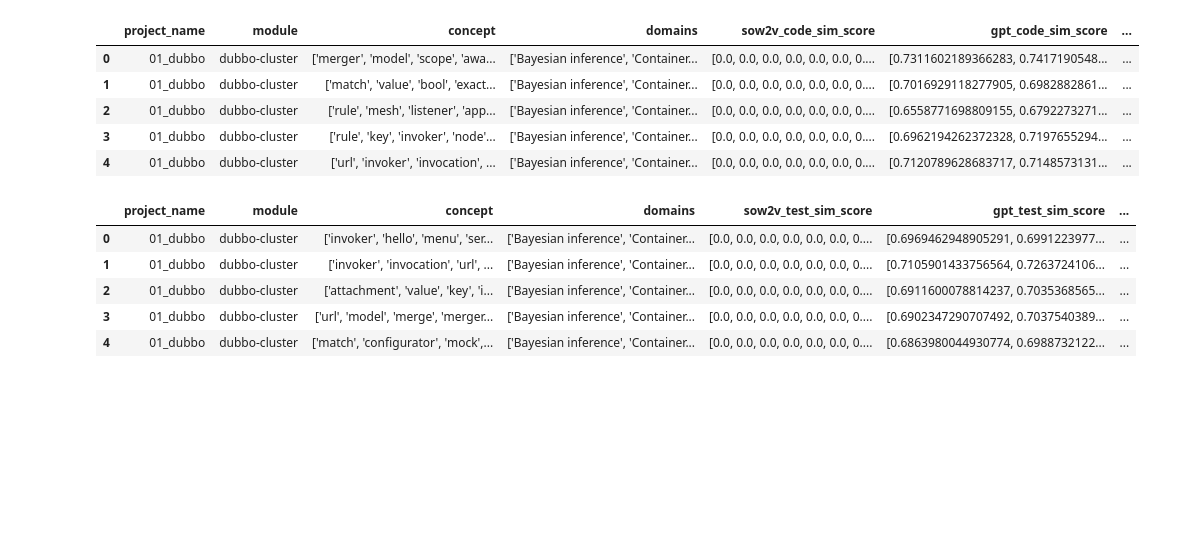
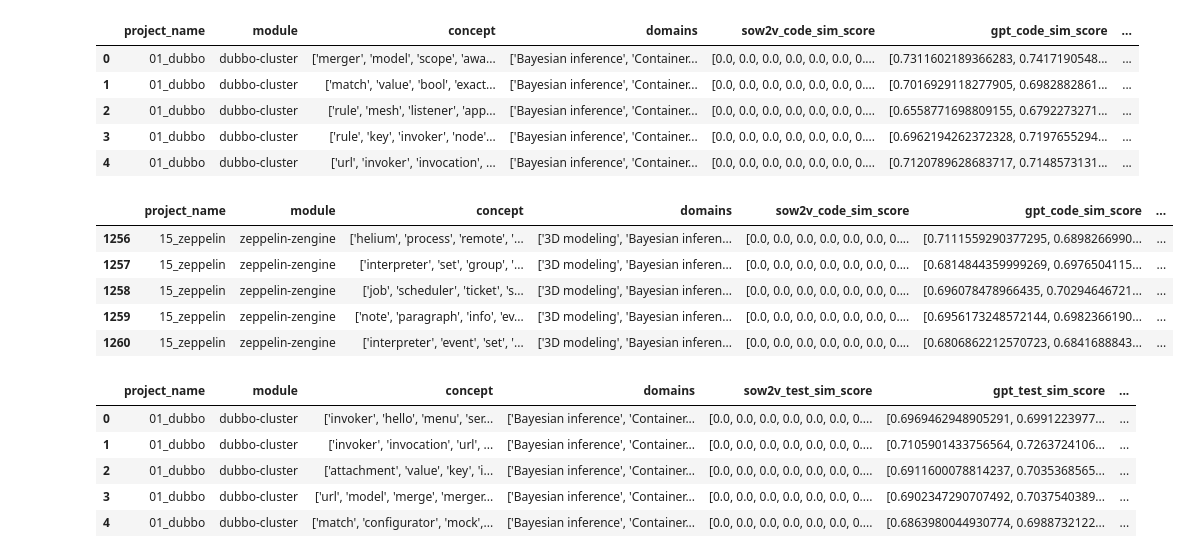
Before and after one commit to zakipauzi/concept-domain-coverage, a Jupyter notebook: 3_mapping.ipynb, the cells around one changed output. Cells and saved outputs as stored; diff of their text form; code cells hidden in the pictures; blank space fills up the shorter version.

```diff
--- a/3_mapping.ipynb
+++ b/3_mapping.ipynb
@@ -26,6 +26,15 @@ sim_code_domain_df.head()
 | 2 | 01_dubbo | dubbo-cluster | ['rule', 'mesh', 'listener', 'app... | ['Bayesian inference', 'Container... | [0.0, 0.0, 0.0, 0.0, 0.0, 0.0, 0.... | [0.6558771698809155, 0.6792273271... | ... |
 | 3 | 01_dubbo | dubbo-cluster | ['rule', 'key', 'invoker', 'node'... | ['Bayesian inference', 'Container... | [0.0, 0.0, 0.0, 0.0, 0.0, 0.0, 0.... | [0.6962194262372328, 0.7197655294... | ... |
 | 4 | 01_dubbo | dubbo-cluster | ['url', 'invoker', 'invocation', ... | ['Bayesian inference', 'Container... | [0.0, 0.0, 0.0, 0.0, 0.0, 0.0, 0.... | [0.7120789628683717, 0.7148573131... | ... |
+# %%
+sim_code_domain_df.tail()
+# %% [output]
+|  | project_name | module | concept | domains | sow2v_code_sim_score | gpt_code_sim_score | ... |
+| 1256 | 15_zeppelin | zeppelin-zengine | ['helium', 'process', 'remote', '... | ['3D modeling', 'Bayesian inferen... | [0.0, 0.0, 0.0, 0.0, 0.0, 0.0, 0.... | [0.7111559290377295, 0.6898266990... | ... |
+| 1257 | 15_zeppelin | zeppelin-zengine | ['interpreter', 'set', 'group', '... | ['3D modeling', 'Bayesian inferen... | [0.0, 0.0, 0.0, 0.0, 0.0, 0.0, 0.... | [0.6814844359999269, 0.6976504115... | ... |
+| 1258 | 15_zeppelin | zeppelin-zengine | ['job', 'scheduler', 'ticket', 's... | ['3D modeling', 'Bayesian inferen... | [0.0, 0.0, 0.0, 0.0, 0.0, 0.0, 0.... | [0.696078478966435, 0.70294646721... | ... |
+| 1259 | 15_zeppelin | zeppelin-zengine | ['note', 'paragraph', 'info', 'ev... | ['3D modeling', 'Bayesian inferen... | [0.0, 0.0, 0.0, 0.0, 0.0, 0.0, 0.... | [0.6956173248572144, 0.6982366190... | ... |
+| 1260 | 15_zeppelin | zeppelin-zengine | ['interpreter', 'event', 'set', '... | ['3D modeling', 'Bayesian inferen... | [0.0, 0.0, 0.0, 0.0, 0.0, 0.0, 0.... | [0.6806862212570723, 0.6841688843... | ... |
 # %%
 sim_test_domain_df = pd.read_csv("sim_test_domain_df.csv")
 sim_test_domain_df['scaled_weight_dist'] = sim_test_domain_df['weight_dist'].apply(lambda x: norm_dist(np.array(ast.literal_eval(x))))
```
Also changed, not shown: parts of 11 cells of this notebook, 5 other files.
